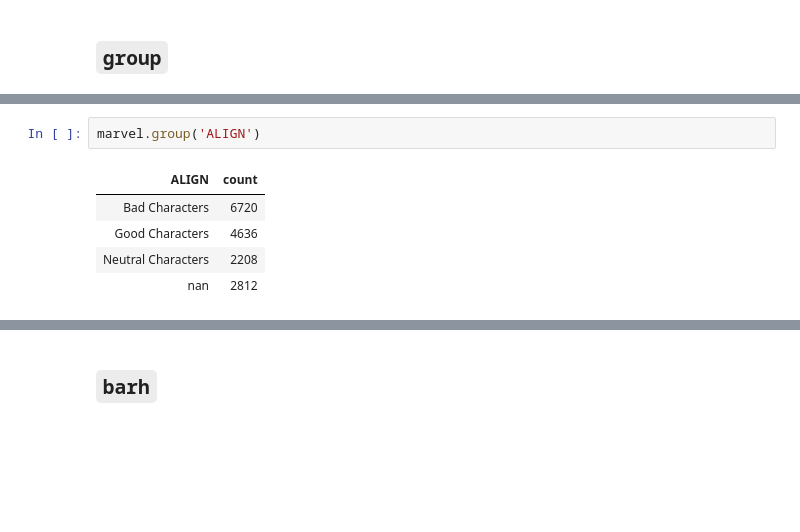
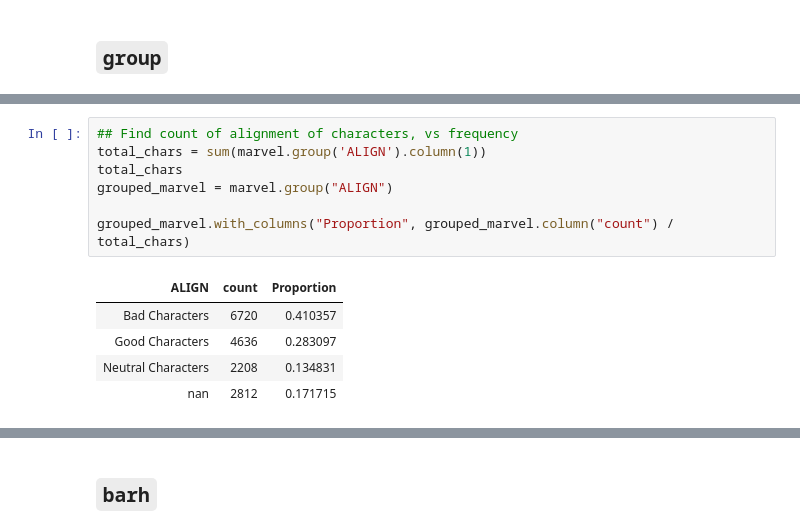
Before and after one commit to data-6-berkeley/data-6, a Jupyter notebook: lecture/lecture09.ipynb, the cells around one changed output, grey strips where cells are left out. Drawn from its saved outputs; the diff is of its cells as text; blank space fills up the shorter version.

```diff
--- a/lecture/lecture09.ipynb
+++ b/lecture/lecture09.ipynb
@@ -28,13 +112,18 @@ marvel
 | 29481 | Scott Summers (Earth-616) | \/Scott_Summers_(Earth-616) | Public Identity | Neutral Characters | Brown Eyes | Brown Hair | Male Characters | nan | Living Characters | 1955 | ... |
 | 1837 | Jonathan Storm (Earth-616) | \/Jonathan_Storm_(Earth-616) | Public Identity | Good Characters | Blue Eyes | Blond Hair | Male Characters | nan | Living Characters | 1934 | ... |
 ... (16366 rows omitted)
-# %%
-marvel.group('ALIGN')
-# %% [output]
-| ALIGN | count |
-| Bad Characters | 6720 |
-| Good Characters | 4636 |
-| Neutral Characters | 2208 |
-| nan | 2812 |
+# %%
+## Find count of alignment of characters, vs frequency
+total_chars = sum(marvel.group('ALIGN').column(1))
+total_chars
+grouped_marvel = marvel.group("ALIGN")
+
+grouped_marvel.with_columns("Proportion", grouped_marvel.column("count") / total_chars)
+# %% [output]
+| ALIGN | count | Proportion |
+| Bad Characters | 6720 | 0.410357 |
+| Good Characters | 4636 | 0.283097 |
+| Neutral Characters | 2208 | 0.134831 |
+| nan | 2812 | 0.171715 |
 # %%
 marvel.group("name") # Probably useless
```
Also changed, not shown: parts of 44 cells of this notebook.
